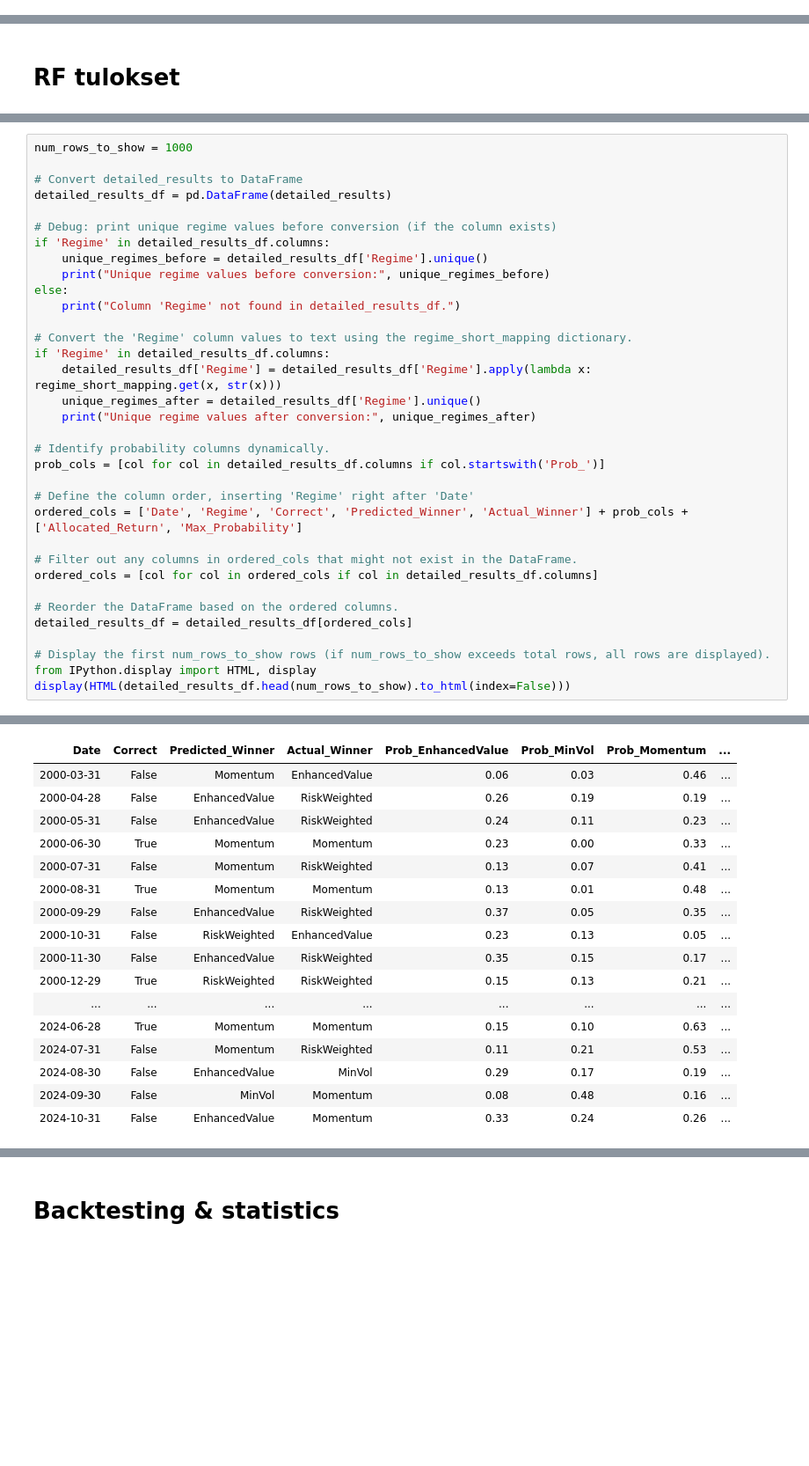
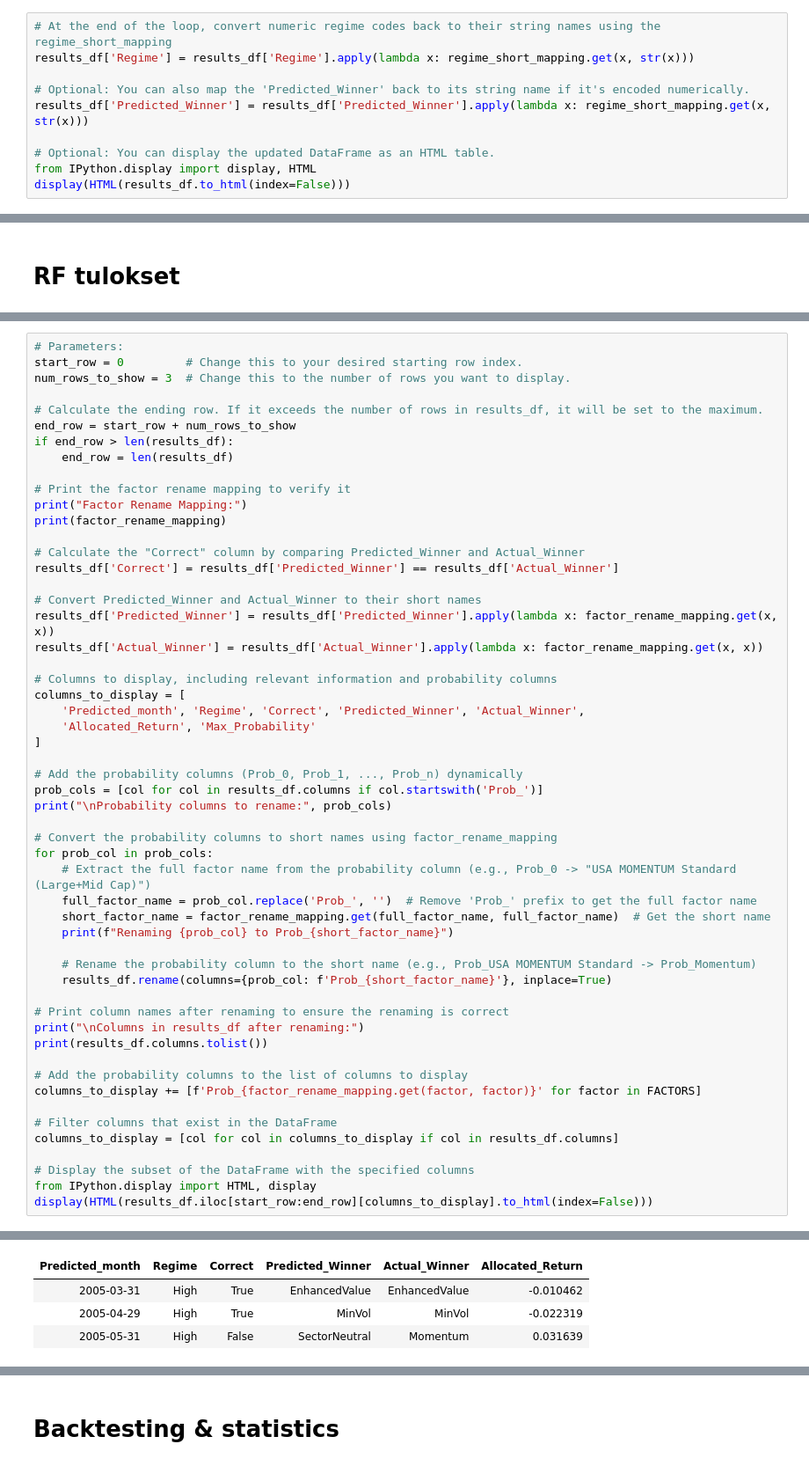
Before and after one commit to Elkkujou/Gradu, a Jupyter notebook: RF REGIIMI HYVÄ TRAINING.ipynb, the cells around one changed output, grey strips where cells are left out. Shown at 88% size. Cells and saved outputs as stored; diff of their text form; blank space fills up the shorter version.

```diff
--- a/RF REGIIMI HYVÄ TRAINING.ipynb
+++ b/RF REGIIMI HYVÄ TRAINING.ipynb
@@ -555 +550,11 @@ Test row date: 2024-10-31, regime: 3
    -> Model trained and prediction made.
+# %%
+# At the end of the loop, convert numeric regime codes back to their string names using the regime_short_mapping
+results_df['Regime'] = results_df['Regime'].apply(lambda x: regime_short_mapping.get(x, str(x)))
+
+# Optional: You can also map the 'Predicted_Winner' back to its string name if it's encoded numerically.
+results_df['Predicted_Winner'] = results_df['Predicted_Winner'].apply(lambda x: regime_short_mapping.get(x, str(x)))
+
+# Optional: You can display the updated DataFrame as an HTML table.
+from IPython.display import display, HTML
+display(HTML(results_df.to_html(index=False)))
@@ -654,35 +688,55 @@ display(results_df.iloc[start_row:end_row])
 # %%
-num_rows_to_show = 1000
+# Parameters:
+start_row = 0         # Change this to your desired starting row index.
+num_rows_to_show = 3  # Change this to the number of rows you want to display.
 
-# Convert detailed_results to DataFrame
-detailed_results_df = pd.DataFrame(detailed_results)
+# Calculate the ending row. If it exceeds the number of rows in results_df, it will be set to the maximum.
+end_row = start_row + num_rows_to_show
+if end_row > len(results_df):
+    end_row = len(results_df)
 
-# Debug: print unique regime values before conversion (if the column exists)
-if 'Regime' in detailed_results_df.columns:
-    unique_regimes_before = detailed_results_df['Regime'].unique()
-    print("Unique regime values before conversion:", unique_regimes_before)
-else:
-    print("Column 'Regime' not found in detailed_results_df.")
+# Print the factor rename mapping to verify it
+print("Factor Rename Mapping:")
+print(factor_rename_mapping)
 
-# Convert the 'Regime' column values to text using the regime_short_mapping dictionary.
-if 'Regime' in detailed_results_df.columns:
-    detailed_results_df['Regime'] = detailed_results_df['Regime'].apply(lambda x: regime_short_mapping.get(x, str(x)))
-    unique_regimes_after = detailed_results_df['Regime'].unique()
-    print("Unique regime values after conversion:", unique_regimes_after)
+# Calculate the "Correct" column by comparing Predicted_Winner and Actual_Winner
+results_df['Correct'] = results_df['Predicted_Winner'] == results_df['Actual_Winner']
 
-# Identify probability columns dynamically.
-prob_cols = [col for col in detailed_results_df.columns if col.startswith('Prob_')]
+# Convert Predicted_Winner and Actual_Winner to their short names
+results_df['Predicted_Winner'] = results_df['Predicted_Winner'].apply(lambda x: factor_rename_mapping.get(x, x))
+results_df['Actual_Winner'] = results_df['Actual_Winner'].apply(lambda x: factor_rename_mapping.get(x, x))
 
-# Define the column order, inserting 'Regime' right after 'Date'
-ordered_cols = ['Date', 'Regime', 'Correct', 'Predicted_Winner', 'Actual_Winner'] + prob_cols + ['Allocated_Return', 'Max_Probability']
+# Columns to display, including relevant information and probability columns
+columns_to_display = [
+    'Predicted_month', 'Regime', 'Correct', 'Predicted_Winner', 'Actual_Winner',
+    'Allocated_Return', 'Max_Probability'
+]
 
-# Filter out any columns in ordered_cols that might not exist in the DataFrame.
-ordered_cols = [col for col in ordered_cols if col in detailed_results_df.columns]
+# Add the probability columns (Prob_0, Prob_1, ..., Prob_n) dynamically
+prob_cols = [col for col in results_df.columns if col.startswith('Prob_')]
+print("\nProbability columns to rename:", prob_cols)
 
-# Reorder the DataFrame based on the ordered columns.
-detailed_results_df = detailed_results_df[ordered_cols]
+# Convert the probability columns to short names using factor_rename_mapping
+for prob_col in prob_cols:
+    # Extract the full factor name from the probability column (e.g., Prob_0 -> "USA MOMENTUM Standard (Large+Mid Cap)")
+    full_factor_name = prob_col.replace('Prob_', '')  # Remove 'Prob_' prefix to get the full factor name
+    short_factor_name = factor_rename_mapping.get(full_factor_name, full_factor_name)  # Get the short name
+    print(f"Renaming {prob_col} to Prob_{short_factor_name}")
 
-# Display the first num_rows_to_show rows (if num_rows_to_show exceeds total rows, all rows are displayed).
+    # Rename the probability column to the short name (e.g., Prob_USA MOMENTUM Standard -> Prob_Momentum)
+    results_df.rename(columns={prob_col: f'Prob_{short_factor_name}'}, inplace=True)
+
+# Print column names after renaming to ensure the renaming is correct
+print("\nColumns in results_df after renaming:")
+print(results_df.columns.tolist())
+
+# Add the probability columns to the list of columns to display
+columns_to_display += [f'Prob_{factor_rename_mapping.get(factor, factor)}' for factor in FACTORS]
+
+# Filter columns that exist in the DataFrame
+columns_to_display = [col for col in columns_to_display if col in results_df.columns]
+
+# Display the subset of the DataFrame with the specified columns
 from IPython.display import HTML, display
-display(HTML(detailed_results_df.head(num_rows_to_show).to_html(index=False)))
+display(HTML(results_df.iloc[start_row:end_row][columns_to_display].to_html(index=False)))
 # %% [output]
@@ -690,20 +755,7 @@ Column 'Regime' not found in detailed_results_df.
-| Date | Correct | Predicted_Winner | Actual_Winner | Prob_EnhancedValue | Prob_MinVol | Prob_Momentum | ... |
-| 2000-03-31 | False | Momentum | EnhancedValue | 0.06 | 0.03 | 0.46 | ... |
-| 2000-04-28 | False | EnhancedValue | RiskWeighted | 0.26 | 0.19 | 0.19 | ... |
-| 2000-05-31 | False | EnhancedValue | RiskWeighted | 0.24 | 0.11 | 0.23 | ... |
-| 2000-06-30 | True | Momentum | Momentum | 0.23 | 0.00 | 0.33 | ... |
-| 2000-07-31 | False | Momentum | RiskWeighted | 0.13 | 0.07 | 0.41 | ... |
-| 2000-08-31 | True | Momentum | Momentum | 0.13 | 0.01 | 0.48 | ... |
-| 2000-09-29 | False | EnhancedValue | RiskWeighted | 0.37 | 0.05 | 0.35 | ... |
-| 2000-10-31 | False | RiskWeighted | EnhancedValue | 0.23 | 0.13 | 0.05 | ... |
-| 2000-11-30 | False | EnhancedValue | RiskWeighted | 0.35 | 0.15 | 0.17 | ... |
-| 2000-12-29 | True | RiskWeighted | RiskWeighted | 0.15 | 0.13 | 0.21 | ... |
-| ... | ... | ... | ... | ... | ... | ... | ... |
-| 2024-06-28 | True | Momentum | Momentum | 0.15 | 0.10 | 0.63 | ... |
-| 2024-07-31 | False | Momentum | RiskWeighted | 0.11 | 0.21 | 0.53 | ... |
-| 2024-08-30 | False | EnhancedValue | MinVol | 0.29 | 0.17 | 0.19 | ... |
-| 2024-09-30 | False | MinVol | Momentum | 0.08 | 0.48 | 0.16 | ... |
-| 2024-10-31 | False | EnhancedValue | Momentum | 0.33 | 0.24 | 0.26 | ... |
+| Predicted_month | Regime | Correct | Predicted_Winner | Actual_Winner | Allocated_Return |
+| 2005-03-31 | High | True | EnhancedValue | EnhancedValue | -0.010462 |
+| 2005-04-29 | High | True | MinVol | MinVol | -0.022319 |
+| 2005-05-31 | High | False | SectorNeutral | Momentum | 0.031639 |
 # %%
 # # Evaluate Accuracy & Confusion Matrix
 #
```
Also changed, not shown: parts of 20 cells of this notebook.
